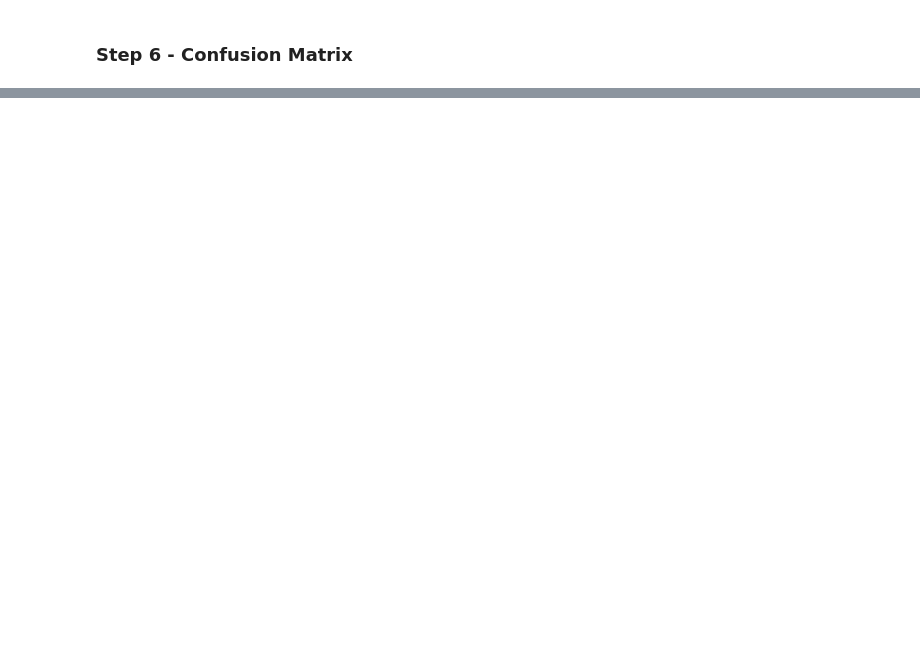
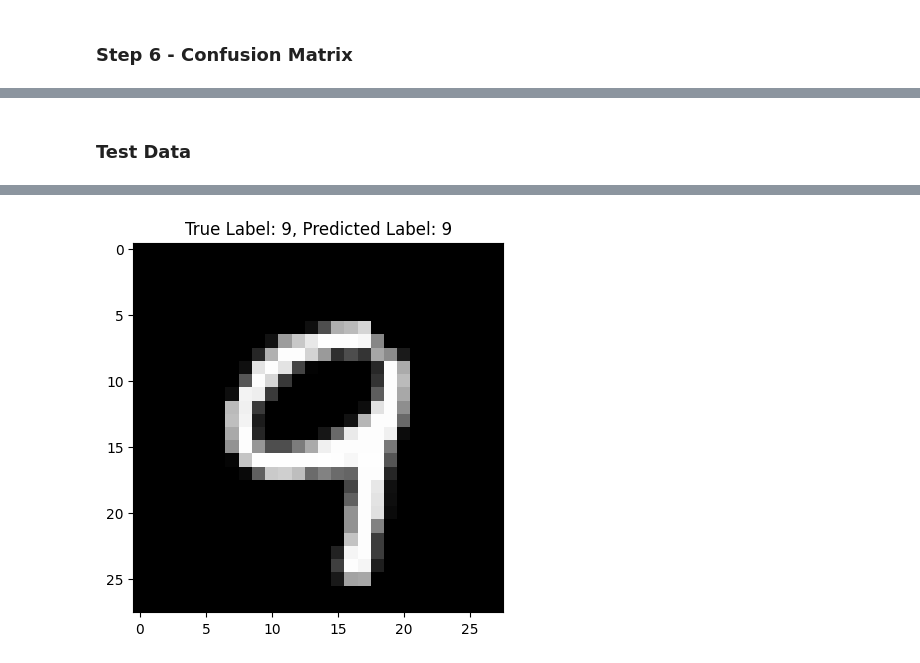
Before and after one commit to kristokeith/MachLearn_Ganjil_2023, a Jupyter notebook: Week 9/LabAssignment_Week9.ipynb, the cells around one changed output, grey strips where cells are left out. Saved outputs shown, nothing was run; the diff lists cells and outputs as text; code cells hidden in the pictures; blank space fills up the shorter version.

```diff
--- a/Week 9/LabAssignment_Week9.ipynb
+++ b/Week 9/LabAssignment_Week9.ipynb
@@ -91,0 +89,20 @@ plt.show()
+# %% [markdown]
+### Test Data
+# %%
+# Pilih indeks data pengujian acak
+index = np.random.randint(0, len(x_test))
+
+# Ambil satu gambar dari data pengujian
+test_image = x_test[index]
+true_label = y_test[index]
+
+# Lakukan prediksi dengan model
+predicted_label = model.predict(test_image.reshape(1, -1))
+predicted_label = np.argmax(predicted_label)
+
+# Plot gambar dan tampilkan prediksi serta label sebenarnya
+plt.figure()
+plt.imshow(test_image.reshape(28, 28), cmap='gray')
+plt.title(f"True Label: {true_label}, Predicted Label: {predicted_label}")
+plt.show()
+# %% [output]
@@ -91,0 +110 @@ plt.show()
+[figure, added]
```
Also changed, not shown: parts of 5 cells of this notebook.
